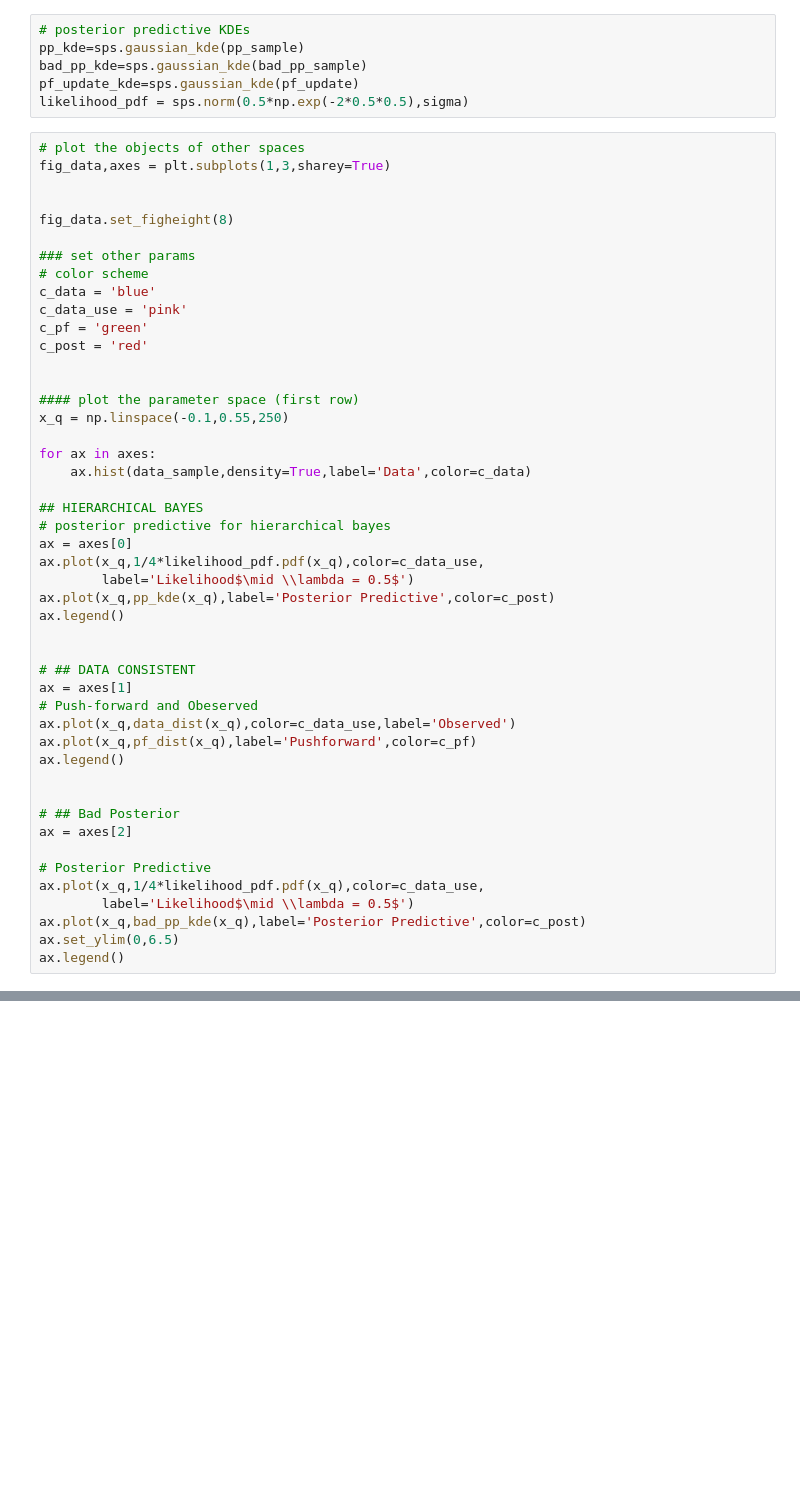
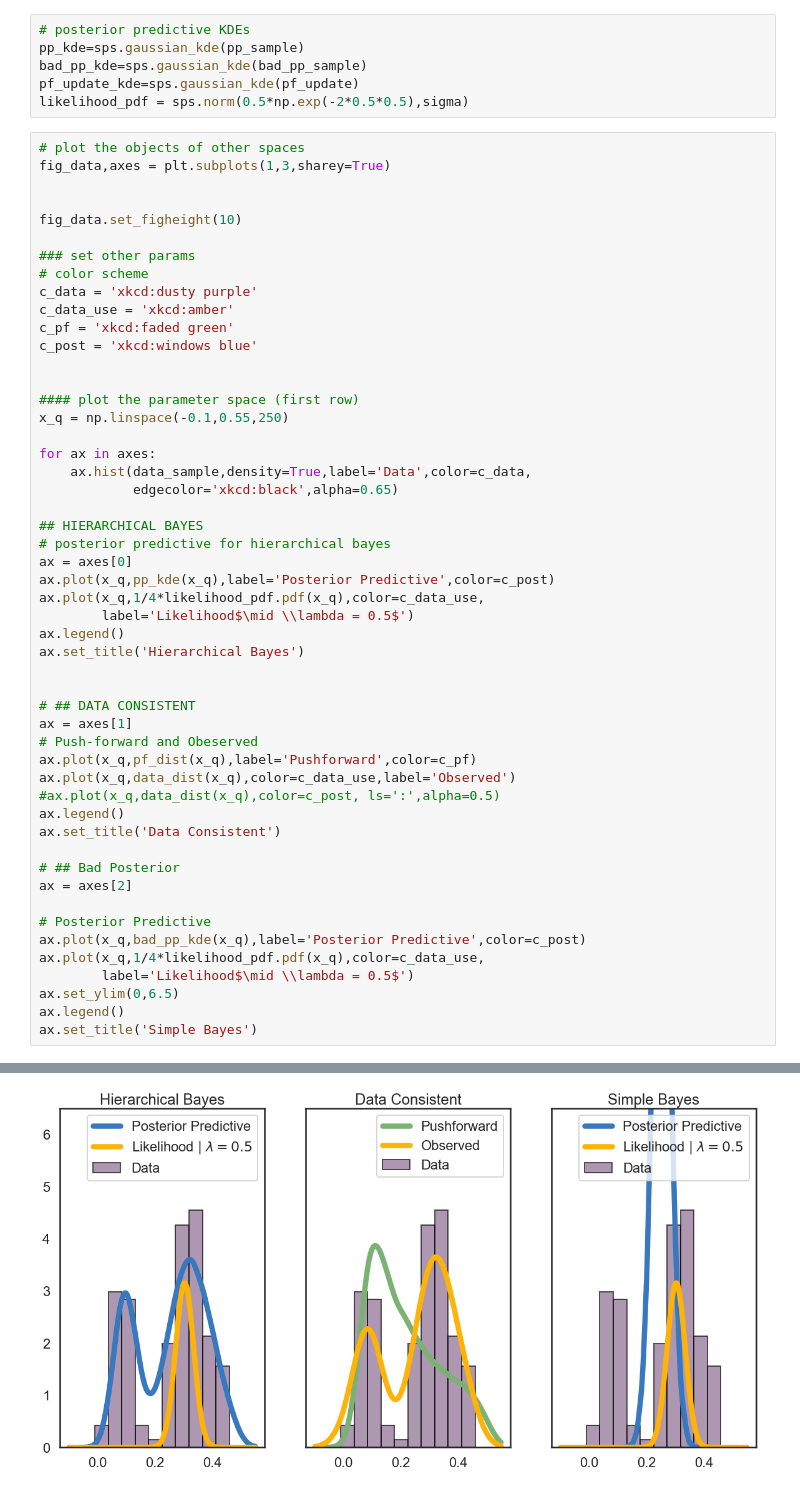
Before and after one commit to mathematicalmichael/jsm19, a Jupyter notebook: SIAM_CSE19_Poster-Distribution.ipynb, the cells around one changed output, grey strips where cells are left out. Cells and saved outputs as stored; diff of their text form; blank space fills up the shorter version.

```diff
--- a/SIAM_CSE19_Poster-Distribution.ipynb
+++ b/SIAM_CSE19_Poster-Distribution.ipynb
@@ -354,45 +408,50 @@ likelihood_pdf = sps.norm(0.5*np.exp(-2*0.5*0.5),sigma)
 fig_data,axes = plt.subplots(1,3,sharey=True)
 
 
-fig_data.set_figheight(8)
+fig_data.set_figheight(10)
 
 ### set other params
 # color scheme
-c_data = 'blue'
-c_data_use = 'pink'
-c_pf = 'green'
-c_post = 'red'
+c_data = 'xkcd:dusty purple'
+c_data_use = 'xkcd:amber'
+c_pf = 'xkcd:faded green'
+c_post = 'xkcd:windows blue'
 
 
 #### plot the parameter space (first row)
 x_q = np.linspace(-0.1,0.55,250)
 
 for ax in axes:
-    ax.hist(data_sample,density=True,label='Data',color=c_data)
+    ax.hist(data_sample,density=True,label='Data',color=c_data,
+            edgecolor='xkcd:black',alpha=0.65)
 
 ## HIERARCHICAL BAYES
 # posterior predictive for hierarchical bayes
 ax = axes[0]
+ax.plot(x_q,pp_kde(x_q),label='Posterior Predictive',color=c_post)
 ax.plot(x_q,1/4*likelihood_pdf.pdf(x_q),color=c_data_use,
         label='Likelihood$\mid \\lambda = 0.5$')
-ax.plot(x_q,pp_kde(x_q),label='Posterior Predictive',color=c_post)
 ax.legend()
+ax.set_title('Hierarchical Bayes')
 
 
 # ## DATA CONSISTENT
 ax = axes[1]
 # Push-forward and Obeserved
+ax.plot(x_q,pf_dist(x_q),label='Pushforward',color=c_pf)
 ax.plot(x_q,data_dist(x_q),color=c_data_use,label='Observed')
-ax.plot(x_q,pf_dist(x_q),label='Pushforward',color=c_pf)
+#ax.plot(x_q,data_dist(x_q),color=c_post, ls=':',alpha=0.5)
 ax.legend()
-
+ax.set_title('Data Consistent')
 
 # ## Bad Posterior
 ax = axes[2]
 
 # Posterior Predictive
+ax.plot(x_q,bad_pp_kde(x_q),label='Posterior Predictive',color=c_post)
 ax.plot(x_q,1/4*likelihood_pdf.pdf(x_q),color=c_data_use,
         label='Likelihood$\mid \\lambda = 0.5$')
-ax.plot(x_q,bad_pp_kde(x_q),label='Posterior Predictive',color=c_post)
 ax.set_ylim(0,6.5)
 ax.legend()
+ax.set_title('Simple Bayes')
+# %% [output]
@@ -399,3 +459,4 @@ ax.legend()
+[figure, added]
 # %%
 final_fig, axes = plt.subplots(1,2)
 final_fig.set_figheight(10)
```
Also changed, not shown: parts of 21 cells of this notebook.
